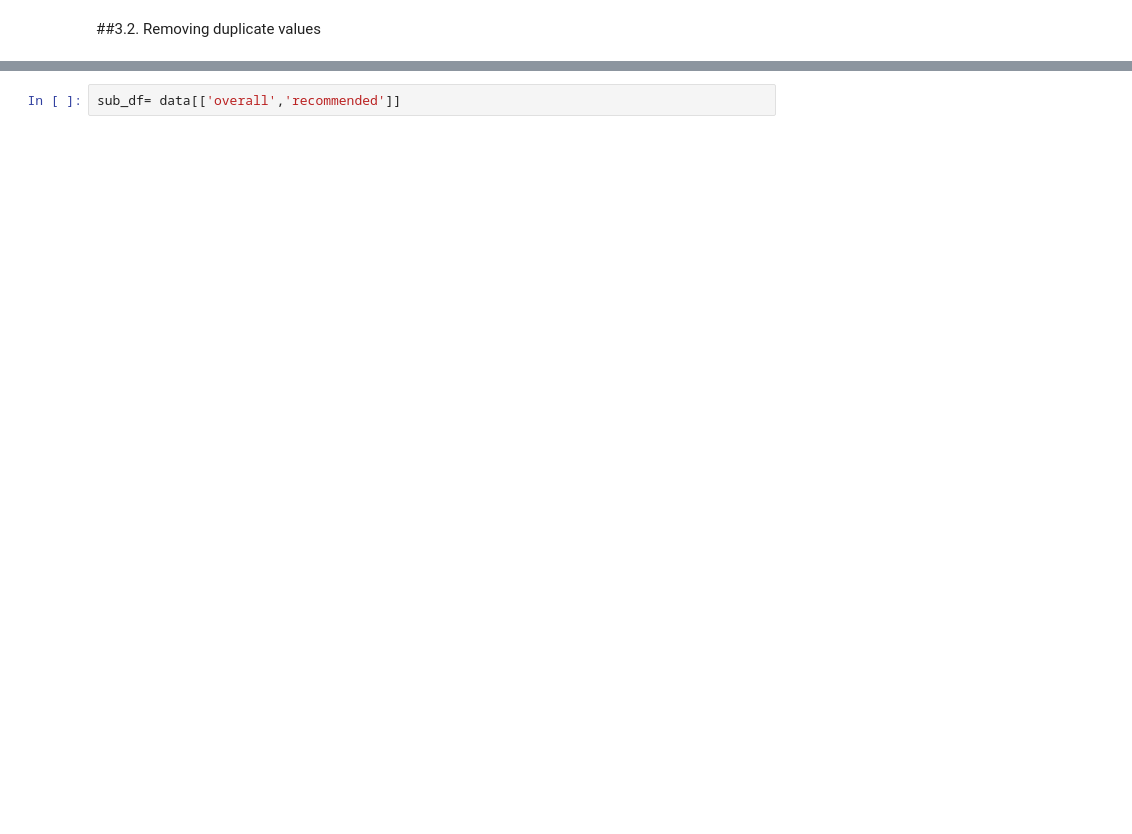
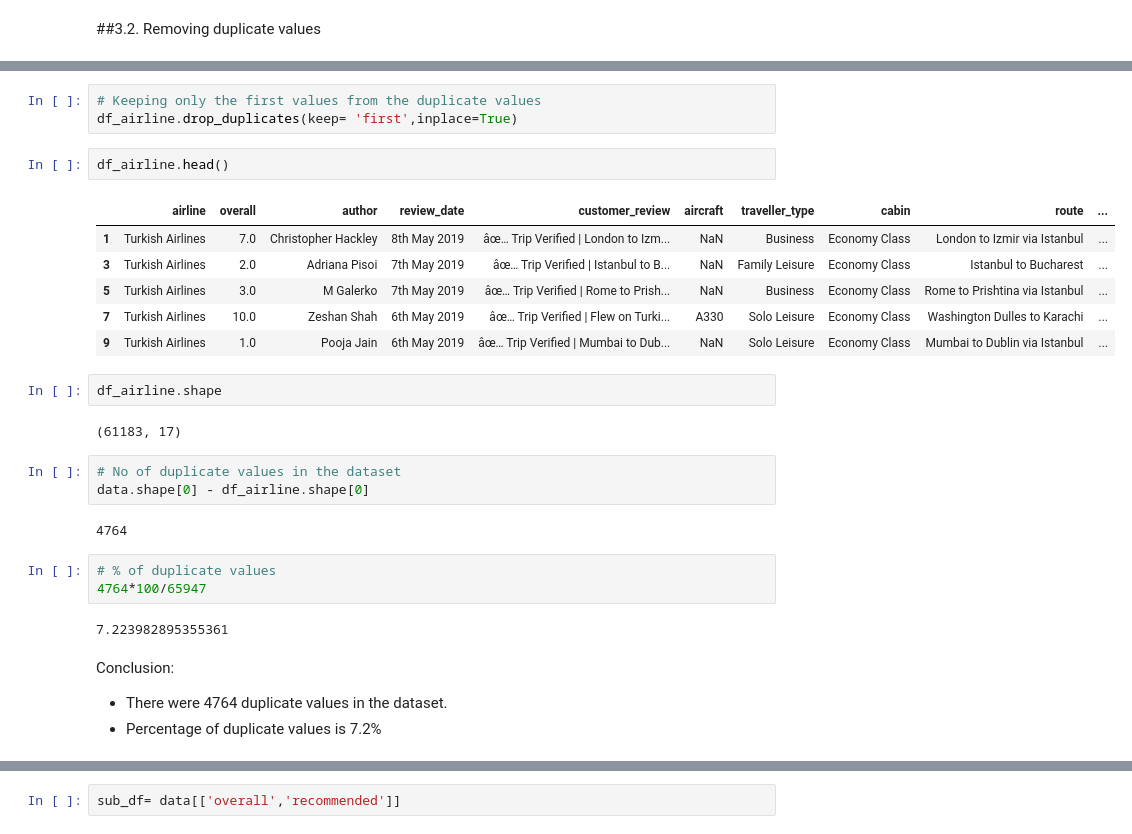
Before and after one commit to DristantaNirola/Airline_Passenger_referral_Prediction, a Jupyter notebook: Airline_Passenger_referral_Prediction.ipynb, the cells around one changed output, grey strips where cells are left out. Saved outputs shown, nothing was run; the diff lists cells and outputs as text; blank space fills up the shorter version.

```diff
--- a/Airline_Passenger_referral_Prediction.ipynb
+++ b/Airline_Passenger_referral_Prediction.ipynb
@@ -119,0 +96,31 @@ Name: recommended, dtype: int64
+# %%
+# Keeping only the first values from the duplicate values
+df_airline.drop_duplicates(keep= 'first',inplace=True)
+# %%
+df_airline.head()
+# %% [output]
+|  | airline | overall | author | review_date | customer_review | aircraft | traveller_type | cabin | route | ... |
+| 1 | Turkish Airlines | 7.0 | Christopher Hackley | 8th May 2019 | âœ… Trip Verified | London to Izm... | NaN | Business | Economy Class | London to Izmir via Istanbul | ... |
+| 3 | Turkish Airlines | 2.0 | Adriana Pisoi | 7th May 2019 | âœ… Trip Verified | Istanbul to B... | NaN | Family Leisure | Economy Class | Istanbul to Bucharest | ... |
+| 5 | Turkish Airlines | 3.0 | M Galerko | 7th May 2019 | âœ… Trip Verified | Rome to Prish... | NaN | Business | Economy Class | Rome to Prishtina via Istanbul | ... |
+| 7 | Turkish Airlines | 10.0 | Zeshan Shah | 6th May 2019 | âœ… Trip Verified | Flew on Turki... | A330 | Solo Leisure | Economy Class | Washington Dulles to Karachi | ... |
+| 9 | Turkish Airlines | 1.0 | Pooja Jain | 6th May 2019 | âœ… Trip Verified | Mumbai to Dub... | NaN | Solo Leisure | Economy Class | Mumbai to Dublin via Istanbul | ... |
+# %%
+df_airline.shape
+# %% [output]
+(61183, 17)
+# %%
+# No of duplicate values in the dataset
+data.shape[0] - df_airline.shape[0]
+# %% [output]
+4764
+# %%
+# % of duplicate values
+4764*100/65947
+# %% [output]
+7.223982895355361
+# %% [markdown]
+Conclusion:
+
+* There were 4764 duplicate values in the dataset.
+* Percentage of duplicate values is 7.2%
```
Also changed, not shown: parts of 95 cells of this notebook.
